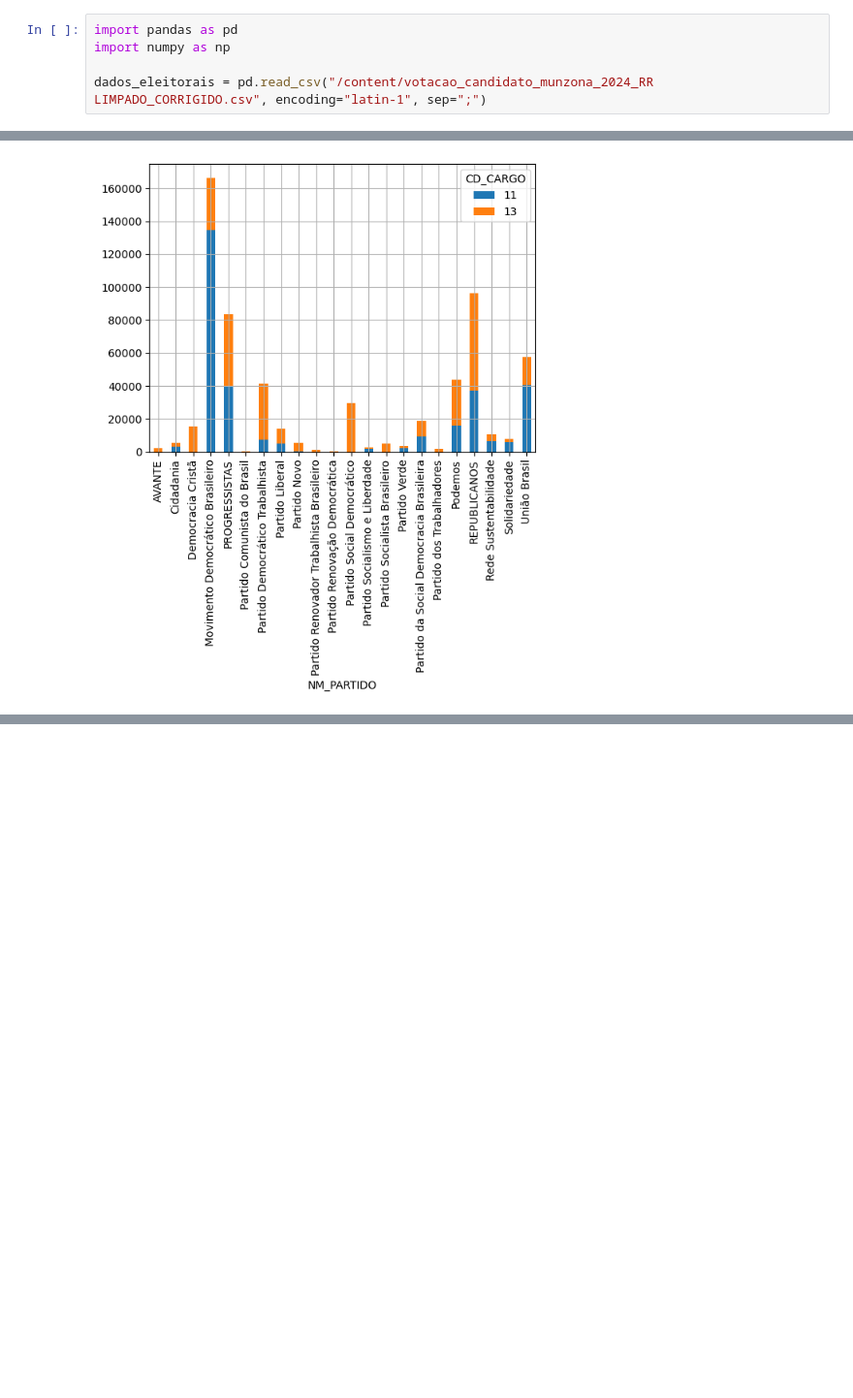
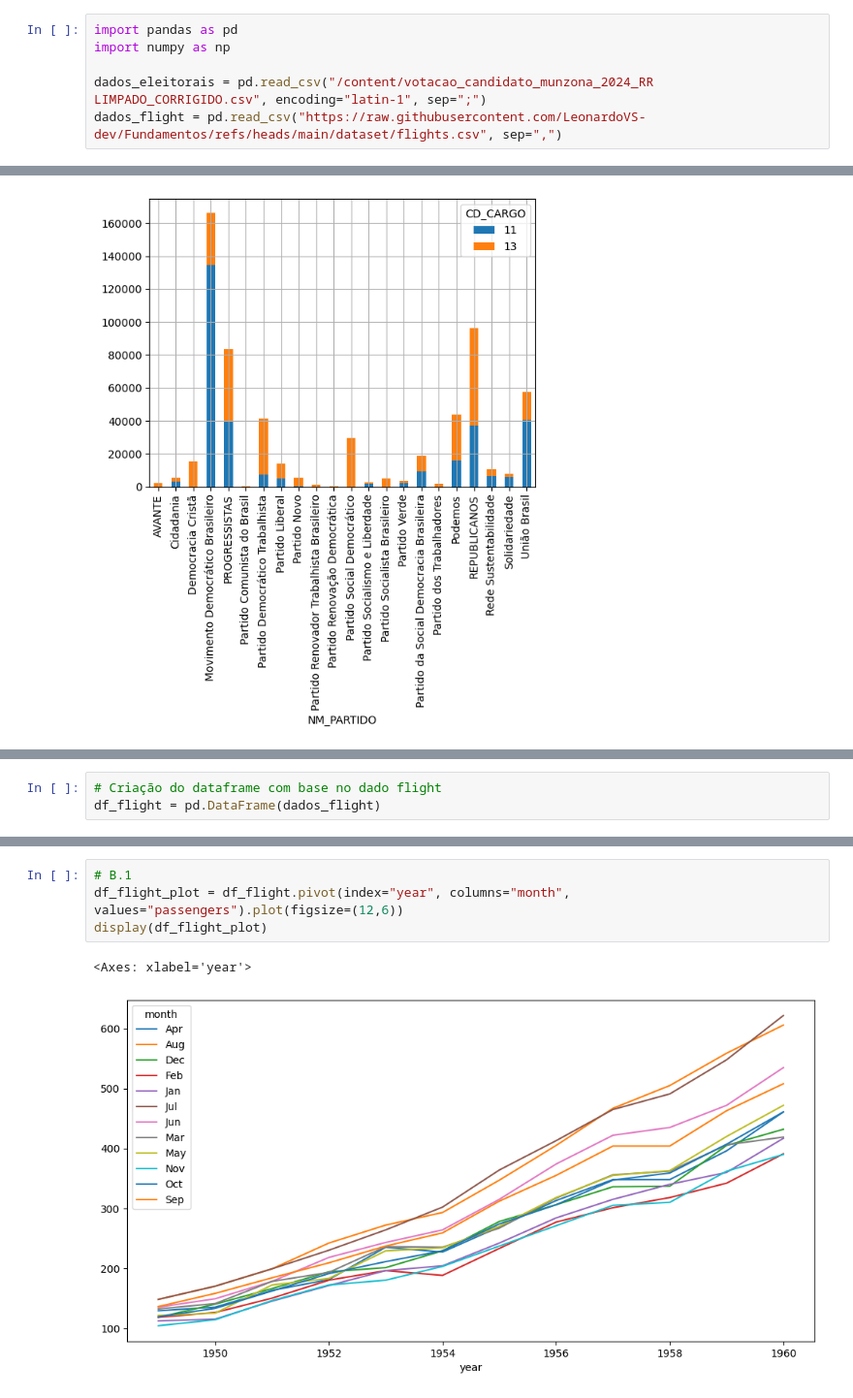
Before and after one commit to LeonardoVS-dev/Fundamentos, a Jupyter notebook: pivot.ipynb, the cells around one changed output, grey strips where cells are left out. Shown at 97% size. Saved outputs shown, nothing was run; the diff lists cells and outputs as text; blank space fills up the shorter version.

```diff
--- a/pivot.ipynb
+++ b/pivot.ipynb
@@ -7,3 +7,4 @@ import pandas as pd
 import numpy as np
 
 dados_eleitorais = pd.read_csv("/content/votacao_candidato_munzona_2024_RR LIMPADO_CORRIGIDO.csv", encoding="latin-1", sep=";")
+dados_flight = pd.read_csv("https://raw.githubusercontent.com/LeonardoVS-dev/Fundamentos/refs/heads/main/dataset/flights.csv", sep=",")
@@ -129,0 +99,3 @@ replaced_df.plot(kind="bar", stacked=True, grid=True)
+# %%
+# Criação do dataframe com base no dado flight
+df_flight = pd.DataFrame(dados_flight)
@@ -129,0 +122,7 @@ replaced_df.plot(kind="bar", stacked=True, grid=True)
+# %%
+# B.1
+df_flight_plot = df_flight.pivot(index="year", columns="month", values="passengers").plot(figsize=(12,6))
+display(df_flight_plot)
+# %% [output]
+<Axes: xlabel='year'>
+[figure, added]
```
Also changed, not shown: parts of 19 cells of this notebook.
